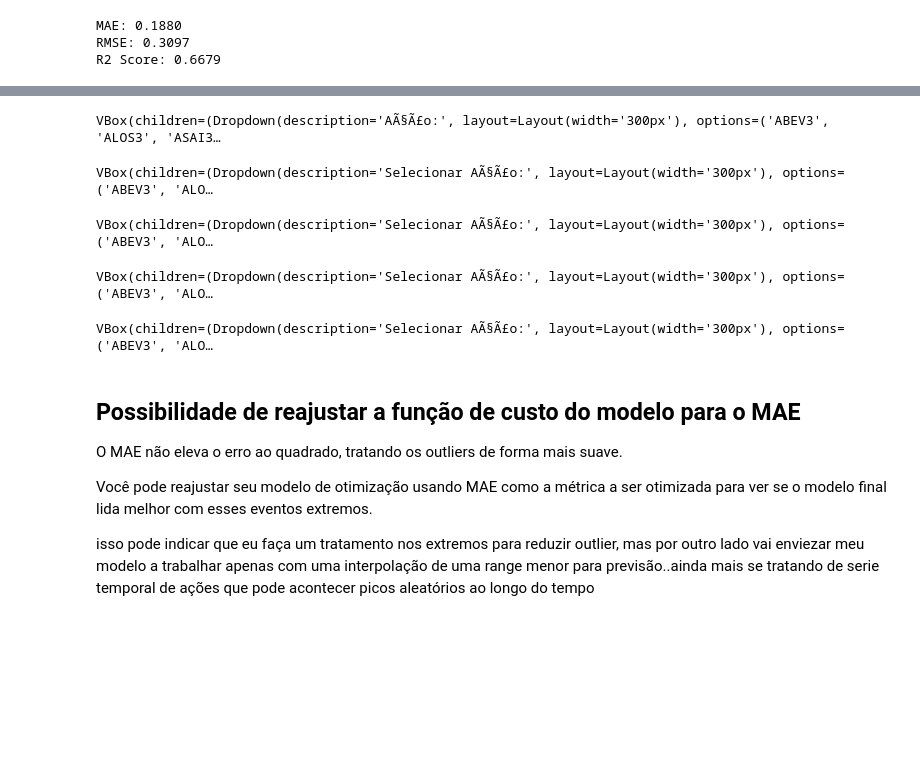
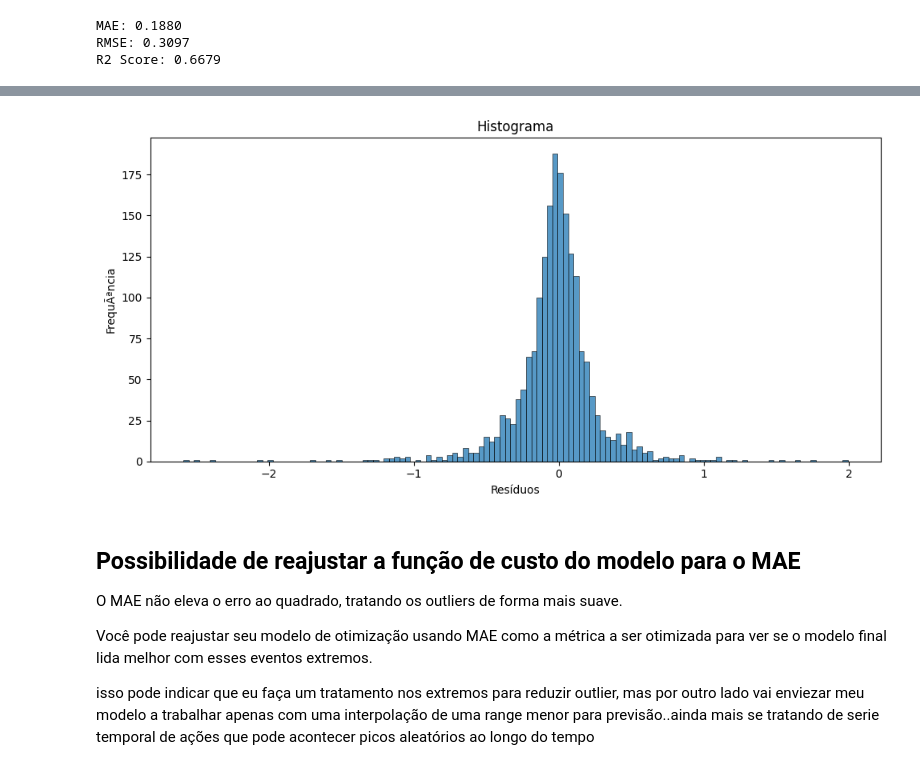
Before and after one commit to ederray/etl-aws, a Jupyter notebook: notebooks/model_evaluation.ipynb, the cells around one changed output, grey strips where cells are left out. Saved outputs shown, nothing was run; the diff lists cells and outputs as text; code cells hidden in the pictures; blank space fills up the shorter version.

```diff
--- a/notebooks/model_evaluation.ipynb
+++ b/notebooks/model_evaluation.ipynb
@@ -46,6 +48,6 @@ tbl_cotacao_ibovespa.head()
 # Separação dos dados
 # %%
 # separação dos dados em treino e teste
-X_treino, X_teste,y_treino,y_teste = split_data_by_date_e_ticker(df=tbl_cotacao_ibovespa,cutoff_date='2025-06-24',
+X_treino, X_teste,y_treino,y_teste = split_dados_periodo_acao(df=tbl_cotacao_ibovespa,cutoff_date='2025-06-24',
                                                         target='close_diff')
 # %% [output]
@@ -393,3 +387,4 @@ VBox(children=(Dropdown(description='Ação:', layout=Layout(width='300px'), opt
 # %%
-# dataset de validação das métricas de teste para avaliar a dinamica interna cada acao
-dataset_validacao_xgb = gerar_dataset_validacao(X_teste=X_teste, y_teste=y_teste,y_pred=y_pred_xgb)
+# dataset de validação das métricas de teste para avaliar a dinamica interna cada ação
+dataset_validacao_xgb = gerar_dataset_validacao(X_teste, y_teste=y_teste,y_pred=y_pred_xgb)
+dataset_validacao_xgb['res'] = dataset_validacao_xgb['y_real']-dataset_validacao_xgb['y_pred']
@@ -402,30 +391,8 @@ VBox(children=(Dropdown(description='Ação:', layout=Layout(width='300px'), opt
-# %%
-# bakctesting visual entre treino e teste para verificar se o modelo se mantém robusto ao longo do tempo
-grafico_rolling_forecast_interativo(dataset_validacao_xgb,
-                                    model=XGBRegressor(subsample= 0.8, n_estimators= 200, max_depth= 9,
-                                                       learning_rate= 0.01,colsample_bytree= 0.8))
-# %% [output]
-VBox(children=(Dropdown(description='AÃ§Ã£o:', layout=Layout(width='300px'), options=('ABEV3', 'ALOS3', 'ASAI3…
-# %%
-# previsão dos valores para captar detalhes de previsão e direção (sinal) do modelo para cada ação indivisualmente
-gerar_previsao_valores_interativo(dataset_validacao_xgb)
-# %% [output]
-VBox(children=(Dropdown(description='Selecionar AÃ§Ã£o:', layout=Layout(width='300px'), options=('ABEV3', 'ALO…
-# %%
-# análise gráfica da dispersão do resíduo com os dados de teste
-grafico_analise_dispersao_residuo_interativo(dataset_validacao_xgb)
-# %% [output]
-VBox(children=(Dropdown(description='Selecionar AÃ§Ã£o:', layout=Layout(width='300px'), options=('ABEV3', 'ALO…
-# %%
-# análise gráfica da dispersão dos valores previstos com o target
-grafico_analise_dispersao_target_interativo(dataset_validacao_xgb)
-# %% [output]
-VBox(children=(Dropdown(description='Selecionar AÃ§Ã£o:', layout=Layout(width='300px'), options=('ABEV3', 'ALO…
-# %%
-# histograma dos resíduos
-histograma_residuos_interativo(dataset_validacao_xgb)
-# %% [output]
-VBox(children=(Dropdown(description='Selecionar AÃ§Ã£o:', layout=Layout(width='300px'), options=('ABEV3', 'ALO…
+# %%
+# histograma dos resíduos
+gerar_histograma(df=dataset_validacao_xgb, feature=dataset_validacao_xgb['res'], xlabel='Resíduos')
+# %% [output]
+[figure, added]
 # %% [markdown]
 ## Possibilidade de reajustar a função de custo do modelo para o MAE
 O MAE não eleva o erro ao quadrado, tratando os outliers de forma mais suave.
```
Also changed, not shown: parts of 37 cells of this notebook, 24 other files.
